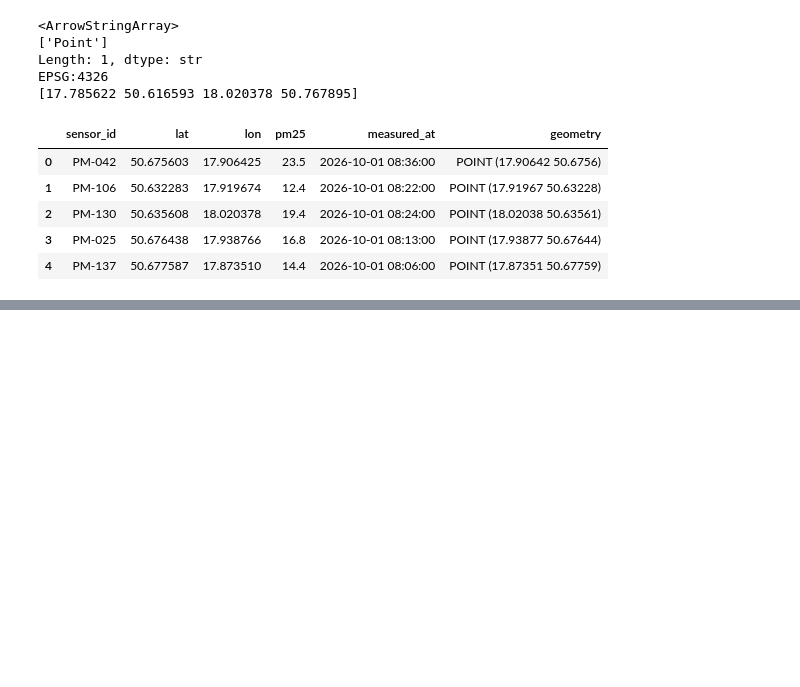
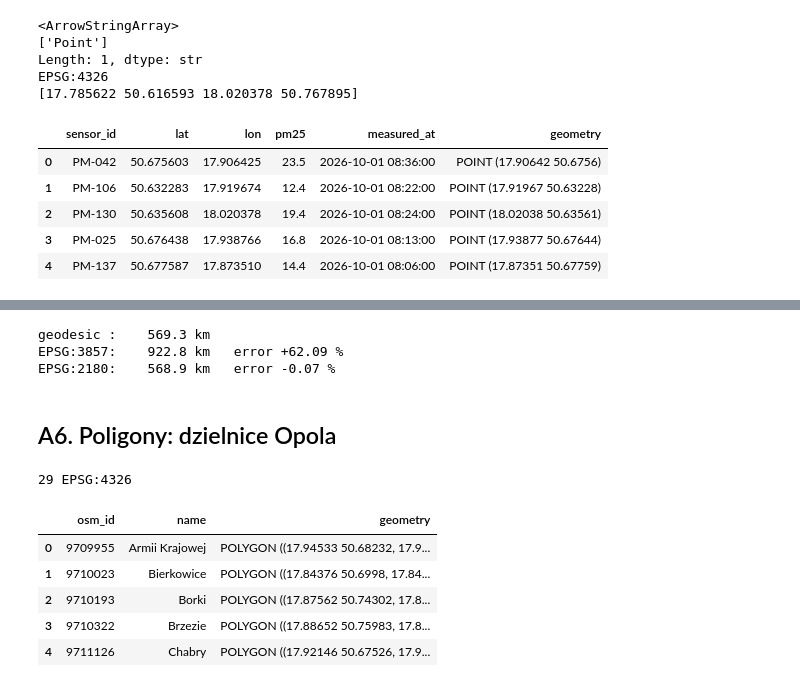
Before and after one commit to DruiDAgzar/Analiza-Danych-Przestrzennych, a Jupyter notebook: LAB02_GeoPandas_PM25_Opole/lab_geopandas.ipynb, the cells around one changed output, grey strips where cells are left out. Cells and saved outputs as stored; diff of their text form; code cells hidden in the pictures; blank space fills up the shorter version.

```diff
--- a/LAB02_GeoPandas_PM25_Opole/lab_geopandas.ipynb
+++ b/LAB02_GeoPandas_PM25_Opole/lab_geopandas.ipynb
@@ -192,0 +215,31 @@ wrong.explore(marker_kwds={"radius": 6})
+# %%
+from pyproj import Geod
+
+gdansk, zakopane = (18.6466, 54.3520), (19.9496, 49.2992)
+pts = gpd.GeoSeries.from_xy([gdansk[0], zakopane[0]], [gdansk[1], zakopane[1]], crs="EPSG:4326")
+
+_, _, true_m = Geod(ellps="WGS84").inv(*gdansk, *zakopane)
+print(f"geodesic : {true_m / 1000:8.1f} km")
+
+for crs in ["EPSG:3857", "EPSG:2180"]:
+    p = pts.to_crs(crs)
+    d = p.iloc[0].distance(p.iloc[1])
+    print(f"{crs}: {d / 1000:8.1f} km   error {100 * (d / true_m - 1):+.2f} %")
+# %% [output]
+geodesic :    569.3 km
+EPSG:3857:    922.8 km   error +62.09 %
+EPSG:2180:    568.9 km   error -0.07 %
+# %% [markdown]
+## A6. Poligony: dzielnice Opola
+# %%
+districts = gpd.read_file("dane/opole_districts.geojson")
+print(len(districts), districts.crs)
+districts.head()
+# %% [output]
+29 EPSG:4326
+|  | osm_id | name | geometry |
+| 0 | 9709955 | Armii Krajowej | POLYGON ((17.94533 50.68232, 17.9... |
+| 1 | 9710023 | Bierkowice | POLYGON ((17.84376 50.6998, 17.84... |
+| 2 | 9710193 | Borki | POLYGON ((17.87562 50.74302, 17.8... |
+| 3 | 9710322 | Brzezie | POLYGON ((17.88652 50.75983, 17.8... |
+| 4 | 9711126 | Chabry | POLYGON ((17.92146 50.67526, 17.9... |
```
Also changed, not shown: parts of 30 cells of this notebook, 9 other files.
